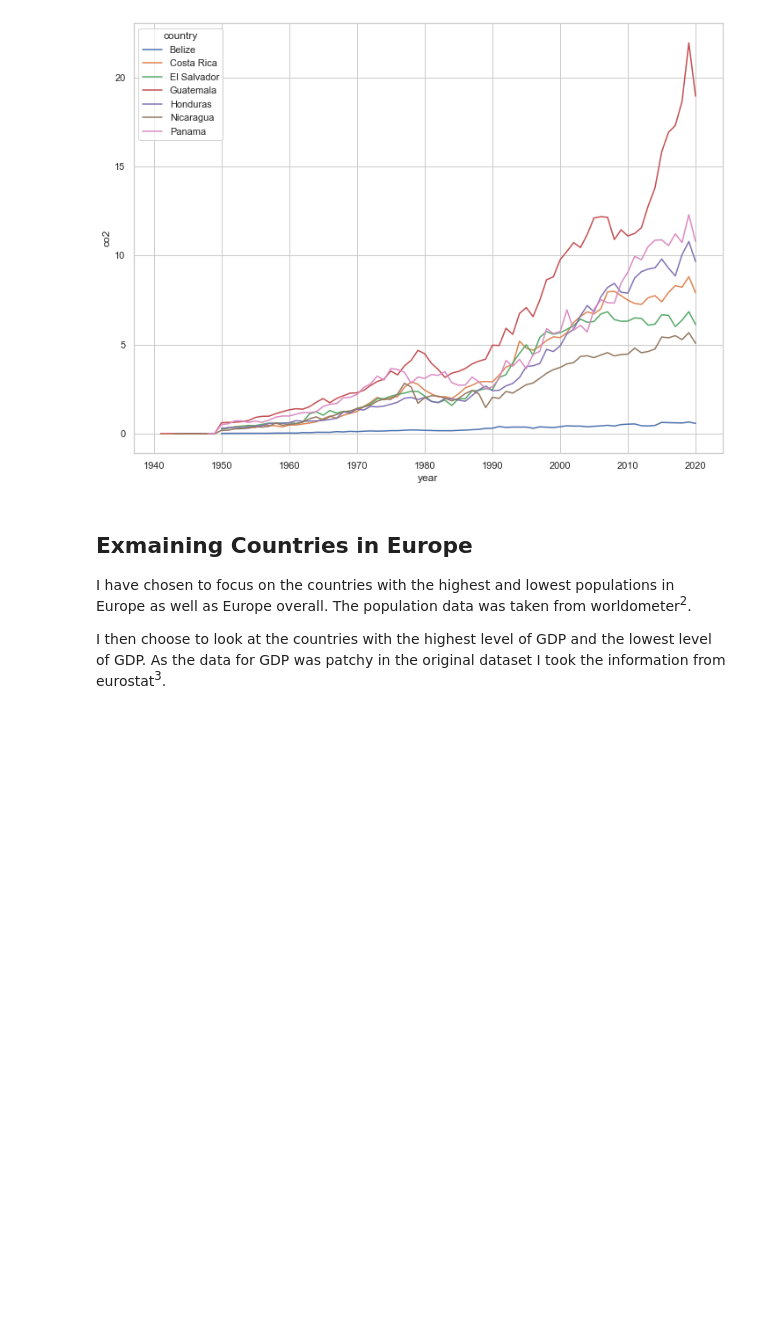
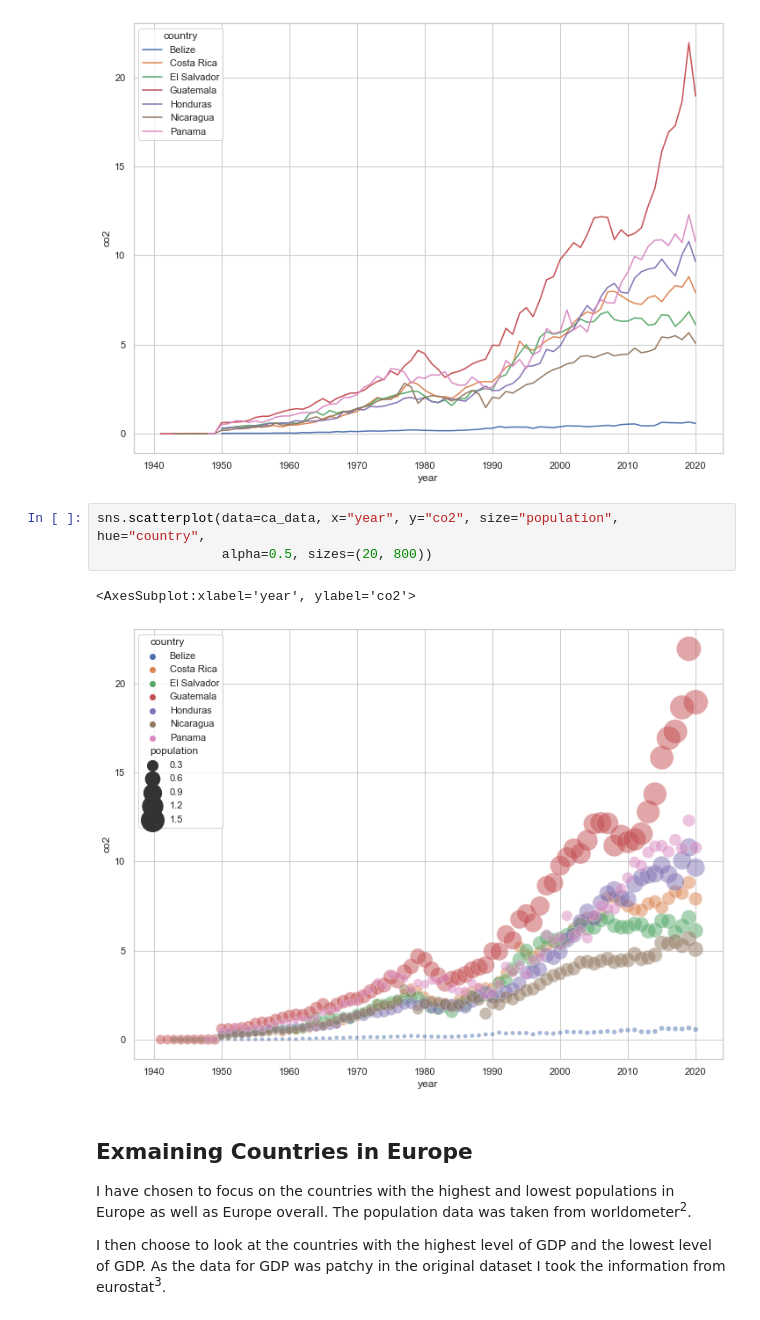
Before and after one commit to SaidhbhFoley/data_real_world_CO2, a Jupyter notebook: Real_World_CO2.ipynb, the cells around one changed output. Drawn from its saved outputs; the diff is of its cells as text; blank space fills up the shorter version.

```diff
--- a/Real_World_CO2.ipynb
+++ b/Real_World_CO2.ipynb
@@ -144,6 +403,12 @@ sns.lineplot(data=ca_data, x='year', y='co2', hue='country')
 # %% [output]
 <AxesSubplot:xlabel='year', ylabel='co2'>
 [figure]
+# %%
+sns.scatterplot(data=ca_data, x="year", y="co2", size="population", hue="country",
+                alpha=0.5, sizes=(20, 800))
+# %% [output]
+<AxesSubplot:xlabel='year', ylabel='co2'>
+[figure, added]
 # %% [markdown]
 ## Exmaining Countries in Europe
 
```
Also changed, not shown: parts of 70 cells of this notebook, 1 other file.
